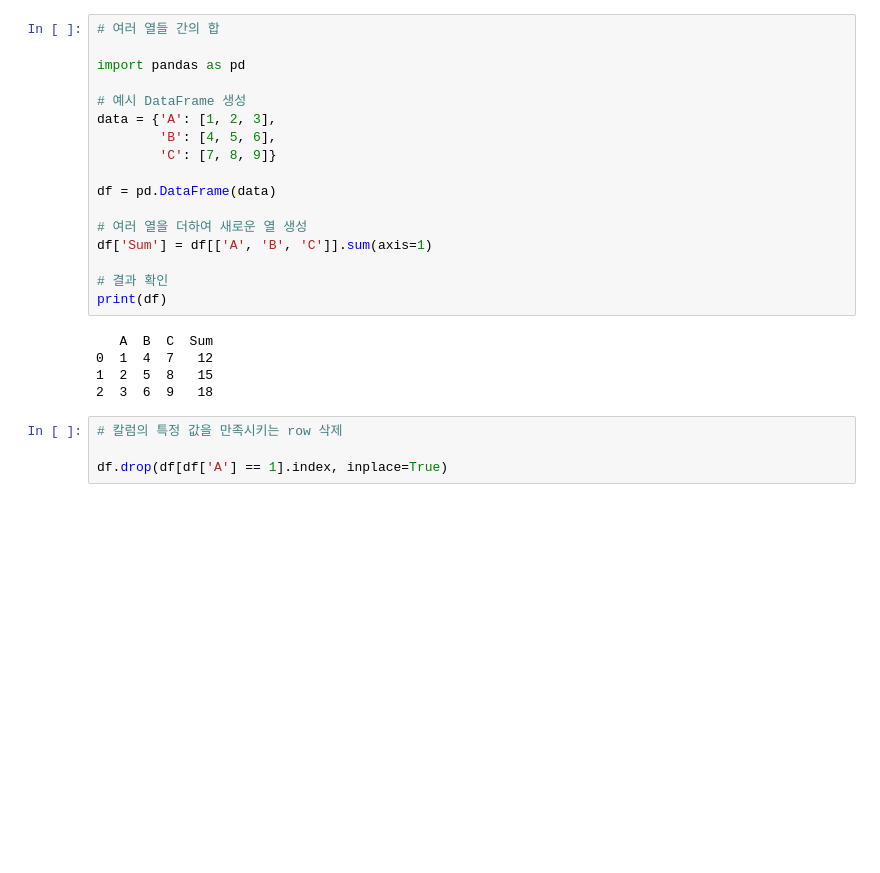
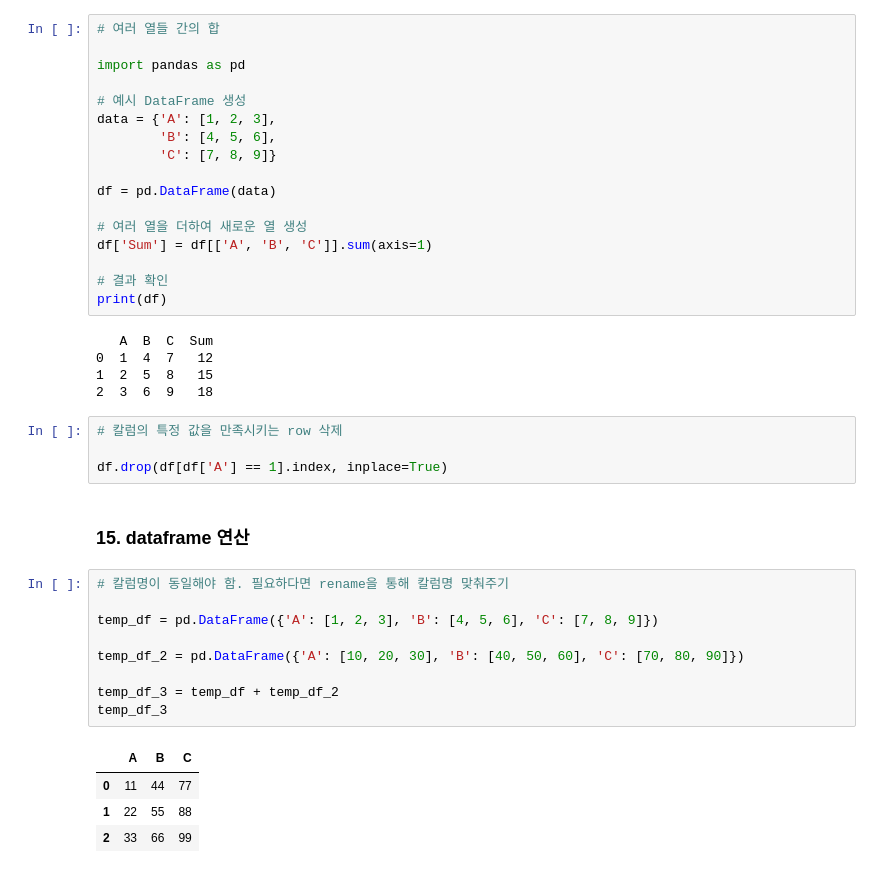
Before and after one commit to KimHyoJun99/LIKELION_AI, a Jupyter notebook: Data_TIL/Pandas/pandas_function.ipynb, the cells around one changed output. Cells and saved outputs as stored; diff of their text form; blank space fills up the shorter version.

```diff
--- a/Data_TIL/Pandas/pandas_function.ipynb
+++ b/Data_TIL/Pandas/pandas_function.ipynb
@@ -472,3 +478,19 @@ print(df)
 # 칼럼의 특정 값을 만족시키는 row 삭제
 
 df.drop(df[df['A'] == 1].index, inplace=True)
+# %% [markdown]
+### 15. dataframe 연산
+# %%
+# 칼럼명이 동일해야 함. 필요하다면 rename을 통해 칼럼명 맞춰주기
+
+temp_df = pd.DataFrame({'A': [1, 2, 3], 'B': [4, 5, 6], 'C': [7, 8, 9]})
+
+temp_df_2 = pd.DataFrame({'A': [10, 20, 30], 'B': [40, 50, 60], 'C': [70, 80, 90]})
+
+temp_df_3 = temp_df + temp_df_2
+temp_df_3
+# %% [output]
+|  | A | B | C |
+| 0 | 11 | 44 | 77 |
+| 1 | 22 | 55 | 88 |
+| 2 | 33 | 66 | 99 |
```
Also changed, not shown: parts of 1 cell of this notebook.
